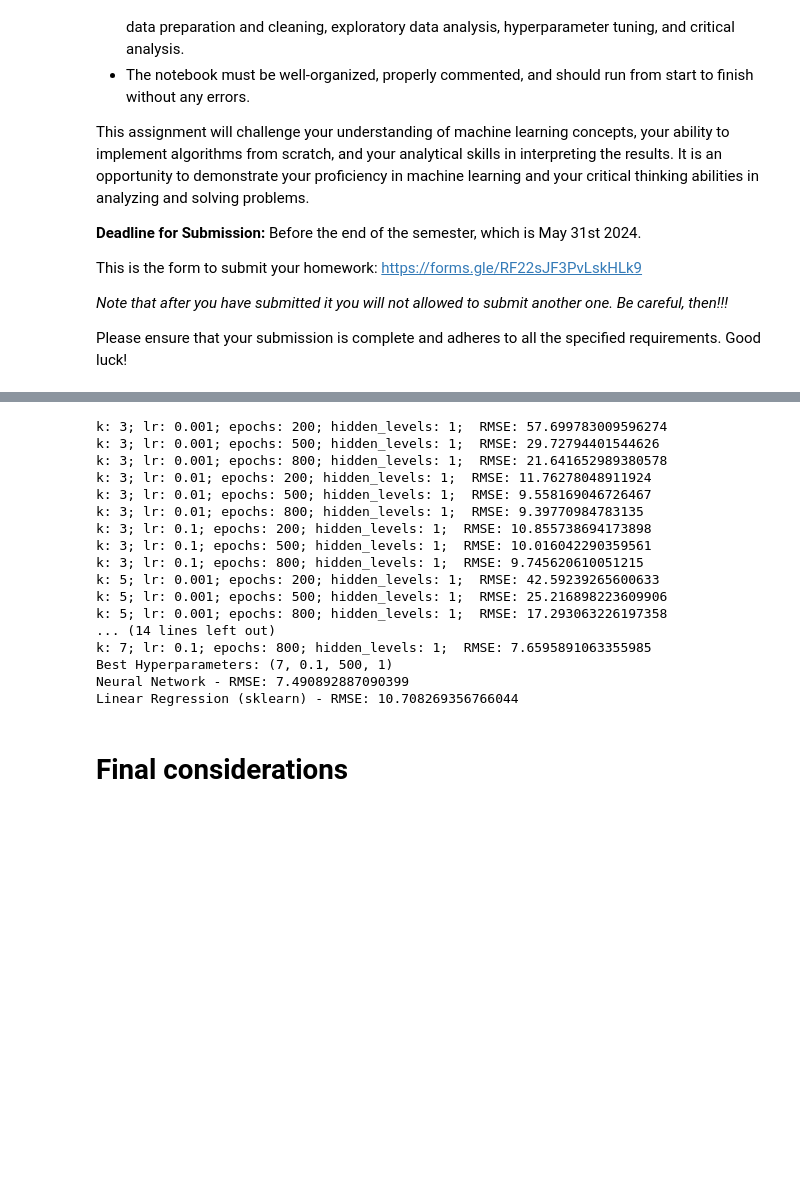
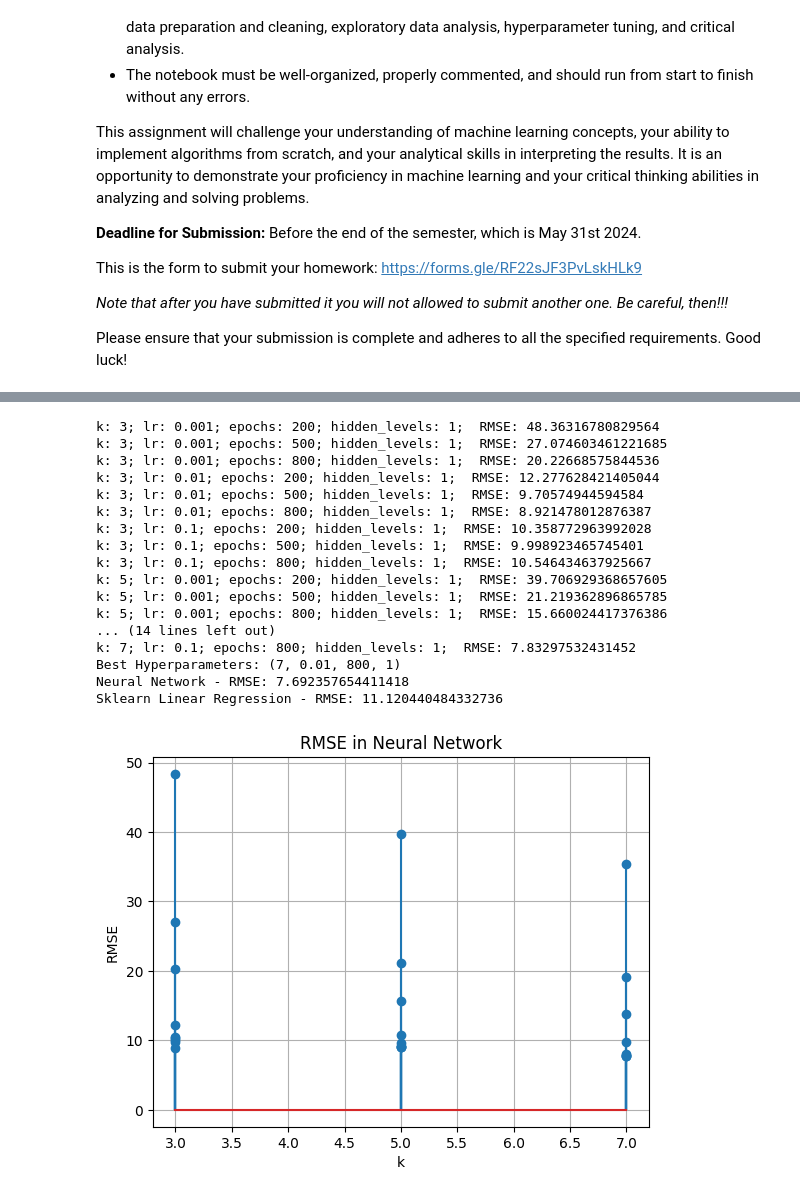
Before and after one commit to theunick/Homework-IA, a Jupyter notebook: Homework_di_Nicolas_Leone_Fondamenti_di_IA_AA_2023_24.ipynb, the cells around one changed output, grey strips where cells are left out. Drawn from its saved outputs; the diff is of its cells as text; code cells hidden in the pictures; blank space fills up the shorter version.

```diff
--- a/Homework_di_Nicolas_Leone_Fondamenti_di_IA_AA_2023_24.ipynb
+++ b/Homework_di_Nicolas_Leone_Fondamenti_di_IA_AA_2023_24.ipynb
@@ -554,5 +870,8 @@ Sklearn KNN Classification - Accuracy: 98.57142857142858
 # %%
 from sklearn.linear_model import LinearRegression
+
+# setto un seme di randomizzazione globale
+np.random.seed(42)
 
 # funzione sigmoid
 # già vista nella logistic regression e reinserita in questo codice per garantirne l'indipendenza di esecuzione
@@ -592,6 +911,7 @@ def back_prop(res, weights, biases, outputs, lr):
     return weights, biases
 
 def neural_network(data, res, k = 5, lr = 0.001, epochs = 200, hidden_levels = 1):
+    np.random.seed(42)
     mse_list = []
     w = []
     b = []
@@ -611,7 +931,7 @@ def neural_network(data, res, k = 5, lr = 0.001, epochs = 200, hidden_levels = 1
         mse = mean_squared_error(res, output[-1])
         mse_list.append(mse)
 
-    return w, b
+    return w, b, mse_list
 
 def predict_nn(test, w, b):
     return forward_prop(test, w, b)[-1]
@@ -620,13 +940,14 @@ def predict_nn(test, w, b):
 def grid_search_nn(train_function, predict_function, h_params, train, res, validation, validation_res):
     best_score = None
     chosen_params = None
+    k_rmse_results = []
 
     # genero tutte le possibili combinazioni di iperparametri
     h_params_comb = list(itertools.product(*h_params.values()))
 
     for params in h_params_comb:
         # addestro il modello con il set corrente di iperparametri
-        w, b = train_function(train, res, *params)
+        w, b, mse_list = train_function(train, res, *params)
 
         # predizioni sul set di validazione
         pred = predict_function(validation, w, b)
@@ -637,55 +958,66 @@ def grid_search_nn(train_function, predict_function, h_params, train, res, valid
 
         print(' RMSE:', end=' ')
         score = np.sqrt(mean_squared_error(pred, validation_res))
+        k = params[0]
+        k_rmse_results.append((k, score))
 
         # calcolo l'accuratezza
         if best_score is None or score < best_score:
             best_score = score
             chosen_params = params
         print(score)
-    return chosen_params
+    return chosen_params, k_rmse_results
 
 h_params = {
     'k': [3, 5, 7],
     'lr': [0.001, 0.01, 0.1],
     'epochs': [200, 500, 800],
-    'hidden_levels': [1] # un solo livello come richiesto, tuttavia per avere più livelli nascosti basta aggiungere le opzioni
+    'hidden_levels': [1] # un solo livello come richiesto (modificare questo parametro per avere più livelli nascosti)
 }
 
 # cerco i migliori iperparametri con grid search
-best_params = grid_search_nn(neural_network, predict_nn, h_params, x_reg_train_bias, y_reg_train.values.reshape(-1, 1), x_reg_test_bias, y_reg_test)
+best_params, k_rmse_results = grid_search_nn(neural_network, predict_nn, h_params, x_reg_train_bias, y_reg_train.values.reshape(-1, 1), x_reg_test_bias, y_reg_test)
 print("Best Hyperparameters:", best_params)
 
 # addestro il neural network
-weights, biases = neural_network(x_reg_train_bias, y_reg_train.values.reshape(-1, 1), *best_params)
+weights, biases, mse_list = neural_network(x_reg_train_bias, y_reg_train.values.reshape(-1, 1), *best_params)
 y_reg_test_pred_nn = predict_nn(x_reg_test_bias, weights, biases)
 rmse_nn = np.sqrt(mean_squared_error(y_reg_test, y_reg_test_pred_nn))
 print("Neural Network - RMSE:", rmse_nn)
-
 
 # linear regression con sklearn per confronto performance
 lin_reg = LinearRegression()
 lin_reg.fit(x_reg_train_bias, y_reg_train)
 y_reg_test_pred_lin = lin_reg.predict(x_reg_test_bias)
 rmse_lin = np.sqrt(mean_squared_error(y_reg_test, y_reg_test_pred_lin))
-print("Linear Regression (sklearn) - RMSE:", rmse_lin)
+print("Sklearn Linear Regression - RMSE:", rmse_lin)
+
+# grafico sulle prestazioni
+ks = [result[0] for result in k_rmse_results]
+rmses = [result[1] for result in k_rmse_results]
+
+plt.stem(ks, rmses)
+plt.xlabel('k')
+plt.ylabel('RMSE')
+plt.title('RMSE in Neural Network')
+plt.grid(True)
+plt.show()
 # %% [output]
-k: 3; lr: 0.001; epochs: 200; hidden_levels: 1;  RMSE: 57.699783009596274
-k: 3; lr: 0.001; epochs: 500; hidden_levels: 1;  RMSE: 29.72794401544626
-k: 3; lr: 0.001; epochs: 800; hidden_levels: 1;  RMSE: 21.641652989380578
-k: 3; lr: 0.01; epochs: 200; hidden_levels: 1;  RMSE: 11.76278048911924
-k: 3; lr: 0.01; epochs: 500; hidden_levels: 1;  RMSE: 9.558169046726467
-k: 3; lr: 0.01; epochs: 800; hidden_levels: 1;  RMSE: 9.39770984783135
-k: 3; lr: 0.1; epochs: 200; hidden_levels: 1;  RMSE: 10.855738694173898
-k: 3; lr: 0.1; epochs: 500; hidden_levels: 1;  RMSE: 10.016042290359561
-k: 3; lr: 0.1; epochs: 800; hidden_levels: 1;  RMSE: 9.745620610051215
-k: 5; lr: 0.001; epochs: 200; hidden_levels: 1;  RMSE: 42.59239265600633
-k: 5; lr: 0.001; epochs: 500; hidden_levels: 1;  RMSE: 25.216898223609906
-k: 5; lr: 0.001; epochs: 800; hidden_levels: 1;  RMSE: 17.293063226197358
+k: 3; lr: 0.001; epochs: 200; hidden_levels: 1;  RMSE: 48.36316780829564
+k: 3; lr: 0.001; epochs: 500; hidden_levels: 1;  RMSE: 27.074603461221685
+k: 3; lr: 0.001; epochs: 800; hidden_levels: 1;  RMSE: 20.22668575844536
+k: 3; lr: 0.01; epochs: 200; hidden_levels: 1;  RMSE: 12.277628421405044
+k: 3; lr: 0.01; epochs: 500; hidden_levels: 1;  RMSE: 9.70574944594584
+k: 3; lr: 0.01; epochs: 800; hidden_levels: 1;  RMSE: 8.921478012876387
+k: 3; lr: 0.1; epochs: 200; hidden_levels: 1;  RMSE: 10.358772963992028
+k: 3; lr: 0.1; epochs: 500; hidden_levels: 1;  RMSE: 9.998923465745401
+k: 3; lr: 0.1; epochs: 800; hidden_levels: 1;  RMSE: 10.546434637925667
+k: 5; lr: 0.001; epochs: 200; hidden_levels: 1;  RMSE: 39.706929368657605
+k: 5; lr: 0.001; epochs: 500; hidden_levels: 1;  RMSE: 21.219362896865785
+k: 5; lr: 0.001; epochs: 800; hidden_levels: 1;  RMSE: 15.660024417376386
 ... (14 lines left out)
-k: 7; lr: 0.1; epochs: 800; hidden_levels: 1;  RMSE: 7.6595891063355985
-Best Hyperparameters: (7, 0.1, 500, 1)
-Neural Network - RMSE: 7.490892887090399
-Linear Regression (sklearn) - RMSE: 10.708269356766044
+k: 7; lr: 0.1; epochs: 800; hidden_levels: 1;  RMSE: 7.83297532431452
+Best Hyperparameters: (7, 0.01, 800, 1)
+Neural Network - RMSE: 7.692357654411418
+Sklearn Linear Regression - RMSE: 11.120440484332736
+[figure, added]
-# %% [markdown]
-# Final considerations
```
Also changed, not shown: parts of 18 cells of this notebook.
